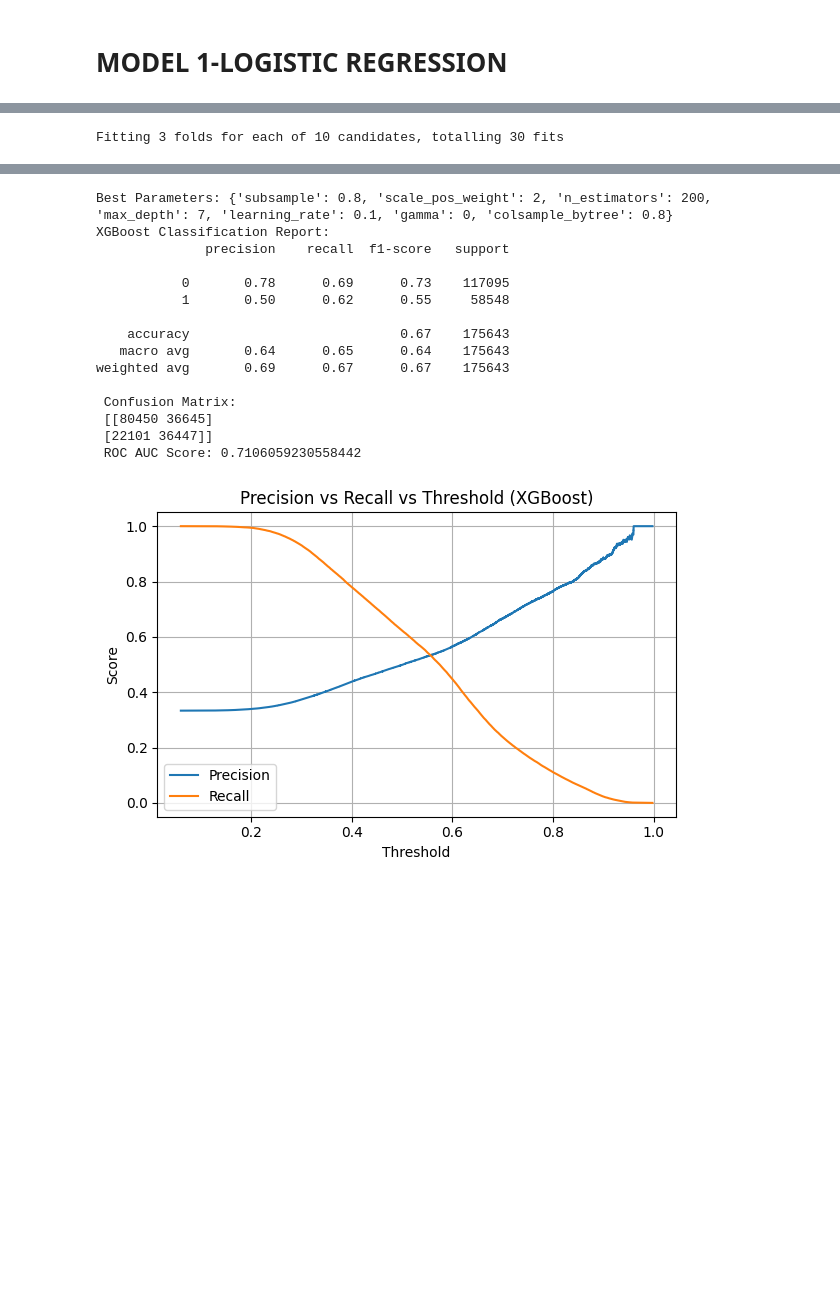
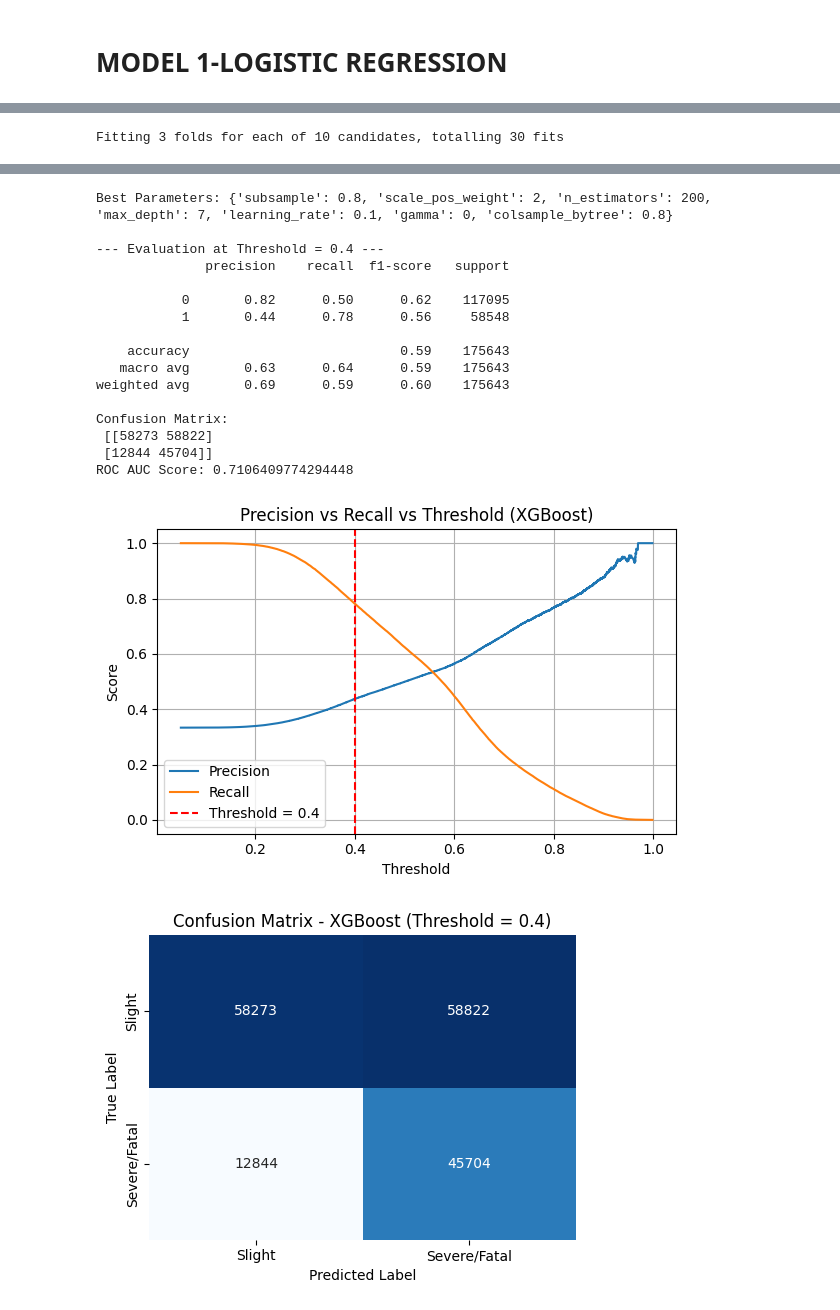
Before and after one commit to aishwarya-shekar-babu/Road-Accident-Prediction, a Jupyter notebook: Road_Accident_Prediction_finalmodels.ipynb, the cells around one changed output, grey strips where cells are left out. Saved outputs shown, nothing was run; the diff lists cells and outputs as text; code cells hidden in the pictures; blank space fills up the shorter version.

```diff
--- a/Road_Accident_Prediction_finalmodels.ipynb
+++ b/Road_Accident_Prediction_finalmodels.ipynb
@@ -1360,13 +1549,13 @@ from sklearn.metrics import (
     classification_report, confusion_matrix, roc_auc_score, precision_recall_curve
 )
 import matplotlib.pyplot as plt
+import seaborn as sns
 import numpy as np
 
-
-
+# Training data
 X_to_use, y_to_use = X_train, y_train
 
-# 1. Define parameter grid (balanced for Colab speed and quality)
+# Define parameter grid
 param_grid = {
     'n_estimators': [100, 200],
     'max_depth': [3, 5, 7],
@@ -1374,13 +1563,13 @@ param_grid = {
     'subsample': [0.8, 1],
     'colsample_bytree': [0.8, 1],
     'gamma': [0, 1],
-    'scale_pos_weight': [1, 2]  # helps with class imbalance
+    'scale_pos_weight': [1, 2]
 }
 
-# 2. Base XGBoost model
-xgb = XGBClassifier(use_label_encoder=False, eval_metric='logloss', random_state=42, n_jobs=-1)
+# Base model
+xgb = XGBClassifier(eval_metric='logloss', random_state=42, n_jobs=-1, use_label_encoder=False)
 
-# 3. RandomizedSearchCV for optimization
+# RandomizedSearchCV
 xgb_search = RandomizedSearchCV(
     estimator=xgb,
     param_distributions=param_grid,
@@ -1392,28 +1581,31 @@ xgb_search = RandomizedSearchCV(
     n_jobs=-1
 )
 
-# 4. Fit to training data
+# Train model
 xgb_search.fit(X_to_use, y_to_use)
-
-# 5. Best model
 best_xgb = xgb_search.best_estimator_
 
-# 6. Predict
-y_pred = best_xgb.predict(X_test)
+# Predict probabilities
 y_proba = best_xgb.predict_proba(X_test)[:, 1]
 
-# 7. Evaluation
+# Set your custom threshold
+custom_threshold = 0.4
+# Predict using custom threshold
+y_pred_custom = (y_proba > custom_threshold).astype(int)
+
+# Evaluate
 print("Best Parameters:", xgb_search.best_params_)
-print("XGBoost Classification Report:")
-print(classification_report(y_test, y_pred))
-print(" Confusion Matrix:\n", confusion_matrix(y_test, y_pred))
-print(" ROC AUC Score:", roc_auc_score(y_test, y_proba))
+print(f"\n--- Evaluation at Threshold = {custom_threshold} ---")
+print(classification_report(y_test, y_pred_custom))
+print("Confusion Matrix:\n", confusion_matrix(y_test, y_pred_custom))
+print("ROC AUC Score:", roc_auc_score(y_test, y_proba))
 
-# 8. Precision-Recall Curve
+# Precision-Recall Curve
 precision, recall, thresholds = precision_recall_curve(y_test, y_proba)
 plt.figure(figsize=(6, 4))
 plt.plot(thresholds, precision[:-1], label='Precision')
 plt.plot(thresholds, recall[:-1], label='Recall')
+plt.axvline(custom_threshold, color='red', linestyle='--', label=f'Threshold = {custom_threshold}')
 plt.xlabel("Threshold")
 plt.ylabel("Score")
 plt.title("Precision vs Recall vs Threshold (XGBoost)")
@@ -1421,6 +1613,18 @@ plt.legend()
 plt.grid(True)
 plt.tight_layout()
 plt.show()
+
+# Confusion Matrix Heatmap
+cm = confusion_matrix(y_test, y_pred_custom)
+plt.figure(figsize=(5, 4))
+ax = sns.heatmap(cm, annot=True, fmt='d', cmap='Blues', cbar=False)
+ax.set_xticklabels(['Slight', 'Severe/Fatal'])
+ax.set_yticklabels(['Slight', 'Severe/Fatal'])
+plt.xlabel('Predicted Label')
+plt.ylabel('True Label')
+plt.title(f'Confusion Matrix - XGBoost (Threshold = {custom_threshold})')
+plt.tight_layout()
+plt.show()
 # %% [output]
 Fitting 3 folds for each of 10 candidates, totalling 30 fits
 Parameters: { "use_label_encoder" } are not used.
@@ -1429,19 +1633,21 @@ Parameters: { "use_label_encoder" } are not used.
 Best Parameters: {'subsample': 0.8, 'scale_pos_weight': 2, 'n_estimators': 200, 'max_depth': 7, 'learning_rate': 0.1, 'gamma': 0, 'colsample_bytree': 0.8}
-XGBoost Classification Report:
+
+--- Evaluation at Threshold = 0.4 ---
               precision    recall  f1-score   support
 
-           0       0.78      0.69      0.73    117095
-           1       0.50      0.62      0.55     58548
+           0       0.82      0.50      0.62    117095
+           1       0.44      0.78      0.56     58548
 
-    accuracy                           0.67    175643
-   macro avg       0.64      0.65      0.64    175643
-weighted avg       0.69      0.67      0.67    175643
+    accuracy                           0.59    175643
+   macro avg       0.63      0.64      0.59    175643
+weighted avg       0.69      0.59      0.60    175643
 
- Confusion Matrix:
- [[80450 36645]
- [22101 36447]]
- ROC AUC Score: 0.7106059230558442
+Confusion Matrix:
+ [[58273 58822]
+ [12844 45704]]
+ROC AUC Score: 0.7106409774294448
-[figure, old version]
+[figure, new version]
+[figure, added]
 # %%
 import joblib
 
```
Also changed, not shown: parts of 30 cells of this notebook.
